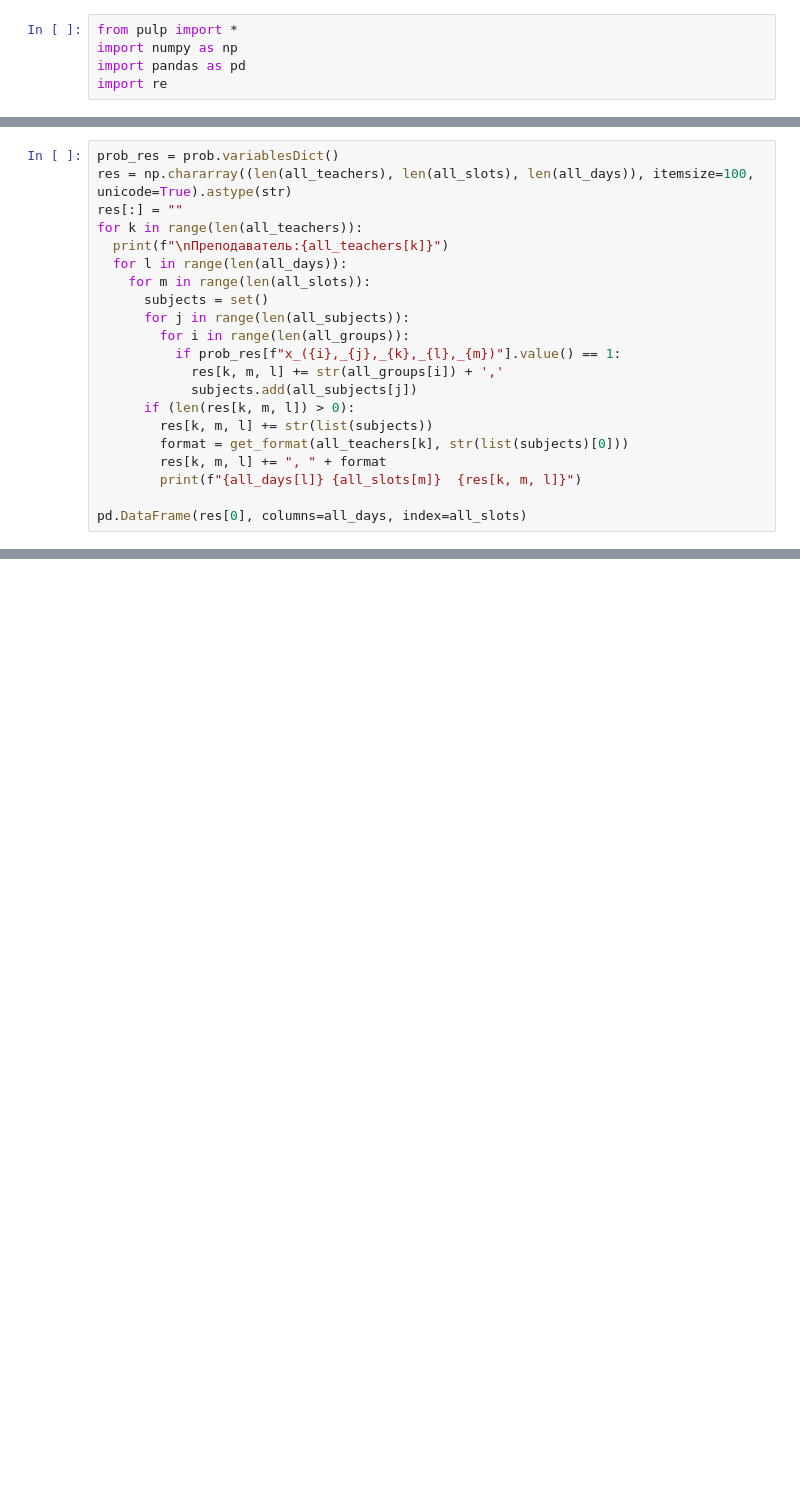
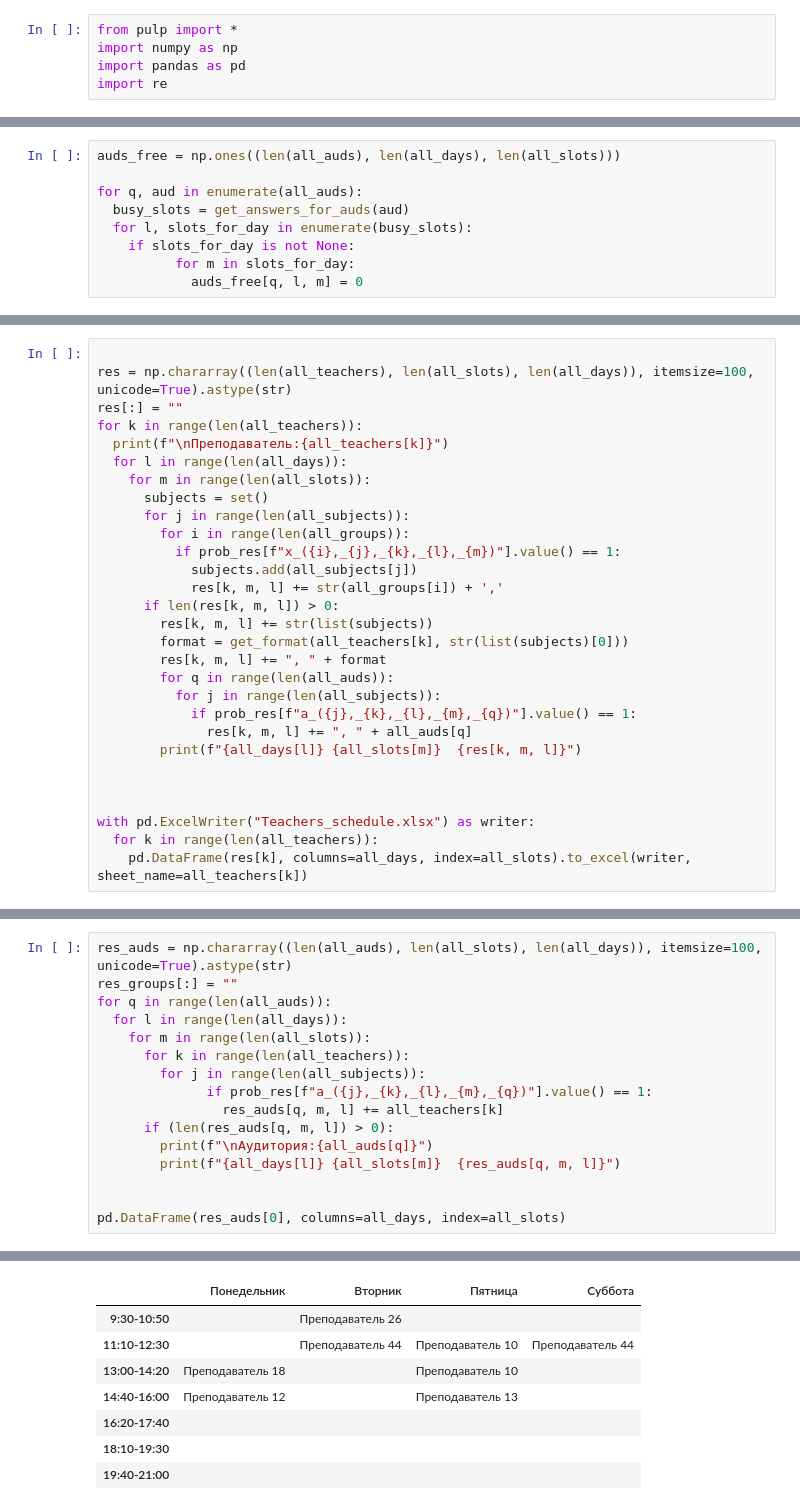
Before and after one commit to nastya-biran/scheduler, a Jupyter notebook: Составление_расписания.ipynb, the cells around one changed output, grey strips where cells are left out. Cells and saved outputs as stored; diff of their text form; blank space fills up the shorter version.

```diff
--- a/Составление_расписания.ipynb
+++ b/Составление_расписания.ipynb
@@ -121,4 +218,13 @@ for k, teacher in enumerate(all_teachers):
         if slots_for_day is not None:
           for m in slots_for_day:
             pref_table[i, j, k, l, m] = 1
+# %%
+auds_free = np.ones((len(all_auds), len(all_days), len(all_slots)))
+
+for q, aud in enumerate(all_auds):
+  busy_slots = get_answers_for_auds(aud)
+  for l, slots_for_day in enumerate(busy_slots):
+    if slots_for_day is not None:
+          for m in slots_for_day:
+            auds_free[q, l, m] = 0
 # %%
@@ -469,5 +655,5 @@ print("Значение целевой функции:", prob.objective.value())
 # %%
-prob_res = prob.variablesDict()
+
 res = np.chararray((len(all_teachers), len(all_slots), len(all_days)), itemsize=100, unicode=True).astype(str)
 res[:] = ""
 for k in range(len(all_teachers)):
@@ -478,13 +664,21 @@ for k in range(len(all_teachers)):
       for j in range(len(all_subjects)):
         for i in range(len(all_groups)):
           if prob_res[f"x_({i},_{j},_{k},_{l},_{m})"].value() == 1:
+            subjects.add(all_subjects[j])
             res[k, m, l] += str(all_groups[i]) + ','
-            subjects.add(all_subjects[j])
-      if (len(res[k, m, l]) > 0):
+      if len(res[k, m, l]) > 0:
         res[k, m, l] += str(list(subjects))
         format = get_format(all_teachers[k], str(list(subjects)[0]))
         res[k, m, l] += ", " + format
+        for q in range(len(all_auds)):
+          for j in range(len(all_subjects)):
+            if prob_res[f"a_({j},_{k},_{l},_{m},_{q})"].value() == 1:
+              res[k, m, l] += ", " + all_auds[q]
         print(f"{all_days[l]} {all_slots[m]}  {res[k, m, l]}")
 
-pd.DataFrame(res[0], columns=all_days, index=all_slots)
+
+
+with pd.ExcelWriter("Teachers_schedule.xlsx") as writer:
+  for k in range(len(all_teachers)):
+    pd.DataFrame(res[k], columns=all_days, index=all_slots).to_excel(writer, sheet_name=all_teachers[k])
 # %% [output]
@@ -557,0 +738,17 @@ pd.DataFrame(res_groups[3], columns=all_days, index=all_slots)
+# %%
+res_auds = np.chararray((len(all_auds), len(all_slots), len(all_days)), itemsize=100, unicode=True).astype(str)
+res_groups[:] = ""
+for q in range(len(all_auds)):
+  for l in range(len(all_days)):
+    for m in range(len(all_slots)):
+      for k in range(len(all_teachers)):
+        for j in range(len(all_subjects)):
+              if prob_res[f"a_({j},_{k},_{l},_{m},_{q})"].value() == 1:
+                res_auds[q, m, l] += all_teachers[k]
+      if (len(res_auds[q, m, l]) > 0):
+        print(f"\nАудитория:{all_auds[q]}")
+        print(f"{all_days[l]} {all_slots[m]}  {res_auds[q, m, l]}")
+
+
+pd.DataFrame(res_auds[0], columns=all_days, index=all_slots)
+# %% [output]
@@ -557,0 +772,8 @@ pd.DataFrame(res_groups[3], columns=all_days, index=all_slots)
+|  | Понедельник | Вторник | Пятница | Суббота |
+| 9:30-10:50 |  | Преподаватель 26 |  |  |
+| 11:10-12:30 |  | Преподаватель 44 | Преподаватель 10 | Преподаватель 44 |
+| 13:00-14:20 | Преподаватель 18 |  | Преподаватель 10 |  |
+| 14:40-16:00 | Преподаватель 12 |  | Преподаватель 13 |  |
+| 16:20-17:40 |  |  |  |  |
+| 18:10-19:30 |  |  |  |  |
+| 19:40-21:00 |  |  |  |  |
```
Also changed, not shown: parts of 23 cells of this notebook.
